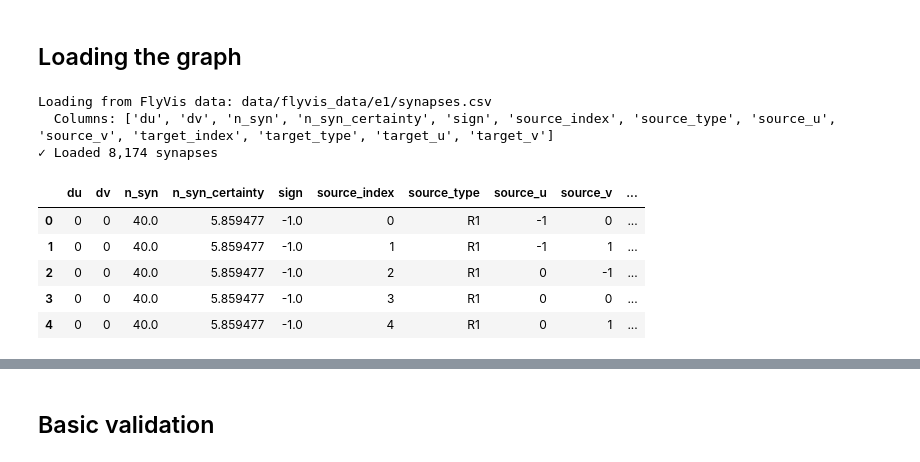
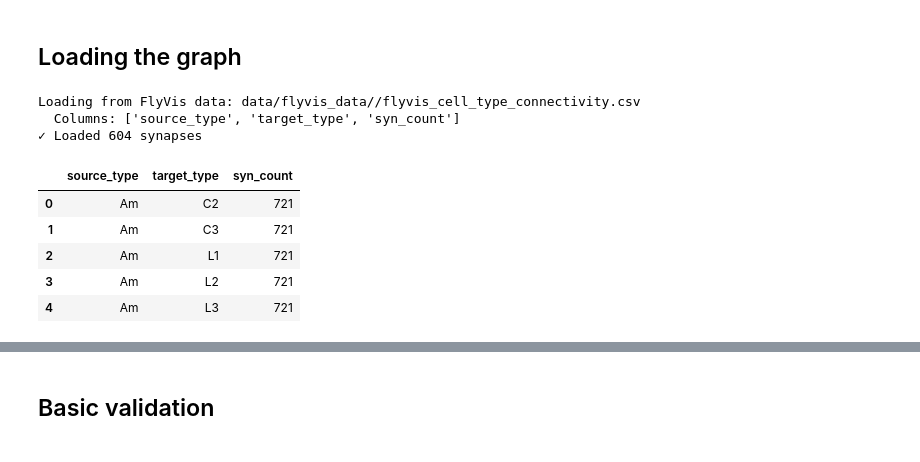
Before and after one commit to deangeckt/fly_wire_perturbations, a Jupyter notebook: extract_motifs.ipynb, the cells around one changed output, grey strips where cells are left out. Drawn from its saved outputs; the diff is of its cells as text; code cells hidden in the pictures.

```diff
--- a/extract_motifs.ipynb
+++ b/extract_motifs.ipynb
@@ -20,55 +20,53 @@ GCS_PATH = f'gs://sjcabs_2025_data/fafb/{REGION}/{DATASET}_{REGION}_synapses.fea
 META_PATH = f'gs://sjcabs_2025_data/fafb/{REGION}/{DATASET}_{REGION}_meta.feather'
 
 LOAD_FLYVIS = True
-NETWORK = 'e1'
-
-# FLY_VIS_PATH = f'data/flyvis_data/flyvis_full_synapse_df.csv'
-FLY_VIS_PATH = f'data/flyvis_data/{NETWORK}/synapses.csv'
+NETWORK = 'cell_type'
+FLY_VIS_PATH = f'data/flyvis_data//flyvis_cell_type_connectivity.csv'
 
 
 if not LOAD_FLYVIS:
     print('Network Name:', NETWORK)
 
     if os.path.exists(SYN_LOCAL_PATH):
         print(f'Loading from local: {SYN_LOCAL_PATH}')
         synapses_df = pd.read_feather(SYN_LOCAL_PATH)
     else:
         print(f'Loading from GCS: {GCS_PATH}')
         import gcsfs
         gcs = gcsfs.GCSFileSystem(token='google_default')
         import pyarrow.feather as feather
         with gcs.open(GCS_PATH.replace('gs://', ''), 'rb') as f:
             synapses_df = feather.read_feather(f)
         with gcs.open(META_PATH.replace('gs://', ''), 'rb') as f:
             meta_df = feather.read_feather(f)
 
     # Add edges (multiple synapses between same neurons become edge weight)
     edge_counts = synapses_df.groupby(['pre', 'post']).size().reset_index(name='weight')
 
 else:
     print(f'Loading from FlyVis data: {FLY_VIS_PATH}')
     synapses_df = pd.read_csv(FLY_VIS_PATH)
     print(f'  Columns: {list(synapses_df.columns)}')
-    assert not synapses_df.duplicated(subset=['source_index', 'target_index']).any(), "Duplicates found! You actually DO need groupby."
+    assert not synapses_df.duplicated(subset=['source_type', 'target_type']).any(), "Duplicates found! You actually DO need groupby."
     edge_counts = synapses_df.rename(columns={
-        'source_index': 'pre',
-        'target_index': 'post',
-        'n_syn': 'weight'
+        'source_type': 'pre',
+        'target_type': 'post',
+        'syn_count': 'weight'
     })
 
 
 print(f'✓ Loaded {len(synapses_df):,} synapses')
 synapses_df.head()
 # %% [output]
-Loading from FlyVis data: data/flyvis_data/e1/synapses.csv
-  Columns: ['du', 'dv', 'n_syn', 'n_syn_certainty', 'sign', 'source_index', 'source_type', 'source_u', 'source_v', 'target_index', 'target_type', 'target_u', 'target_v']
-✓ Loaded 8,174 synapses
+Loading from FlyVis data: data/flyvis_data//flyvis_cell_type_connectivity.csv
+  Columns: ['source_type', 'target_type', 'syn_count']
+✓ Loaded 604 synapses
-|  | du | dv | n_syn | n_syn_certainty | sign | source_index | source_type | source_u | source_v | ... |
-| 0 | 0 | 0 | 40.0 | 5.859477 | -1.0 | 0 | R1 | -1 | 0 | ... |
-| 1 | 0 | 0 | 40.0 | 5.859477 | -1.0 | 1 | R1 | -1 | 1 | ... |
-| 2 | 0 | 0 | 40.0 | 5.859477 | -1.0 | 2 | R1 | 0 | -1 | ... |
-| 3 | 0 | 0 | 40.0 | 5.859477 | -1.0 | 3 | R1 | 0 | 0 | ... |
-| 4 | 0 | 0 | 40.0 | 5.859477 | -1.0 | 4 | R1 | 0 | 1 | ... |
+|  | source_type | target_type | syn_count |
+| 0 | Am | C2 | 721 |
+| 1 | Am | C3 | 721 |
+| 2 | Am | L1 | 721 |
+| 3 | Am | L2 | 721 |
+| 4 | Am | L3 | 721 |
 # %%
 print(f'✓ Loaded {len(synapses_df):,} synapses')
 G_connectome = nx.DiGraph()
```
Also changed, not shown: parts of 17 cells of this notebook, 1 other file.
